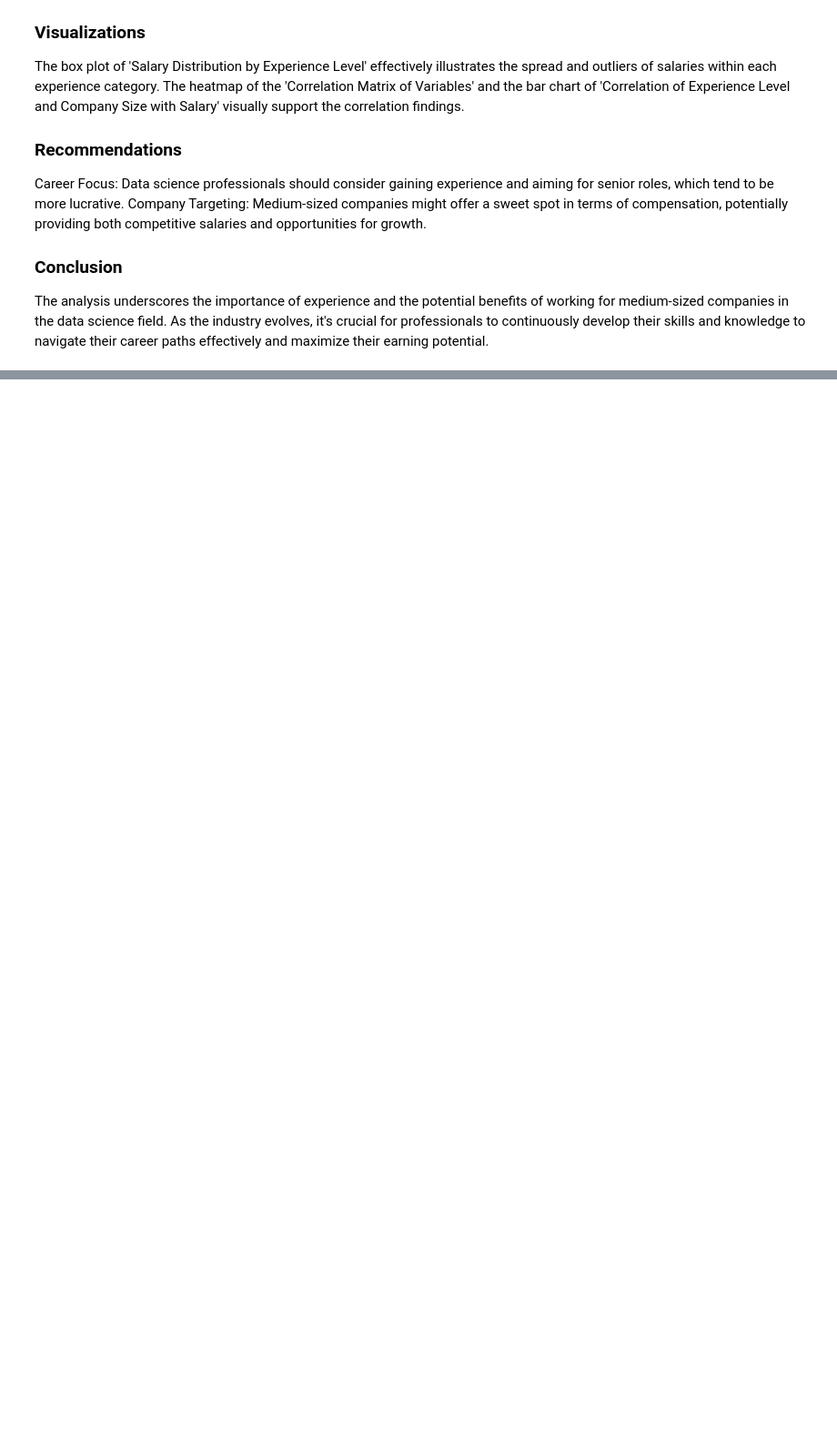
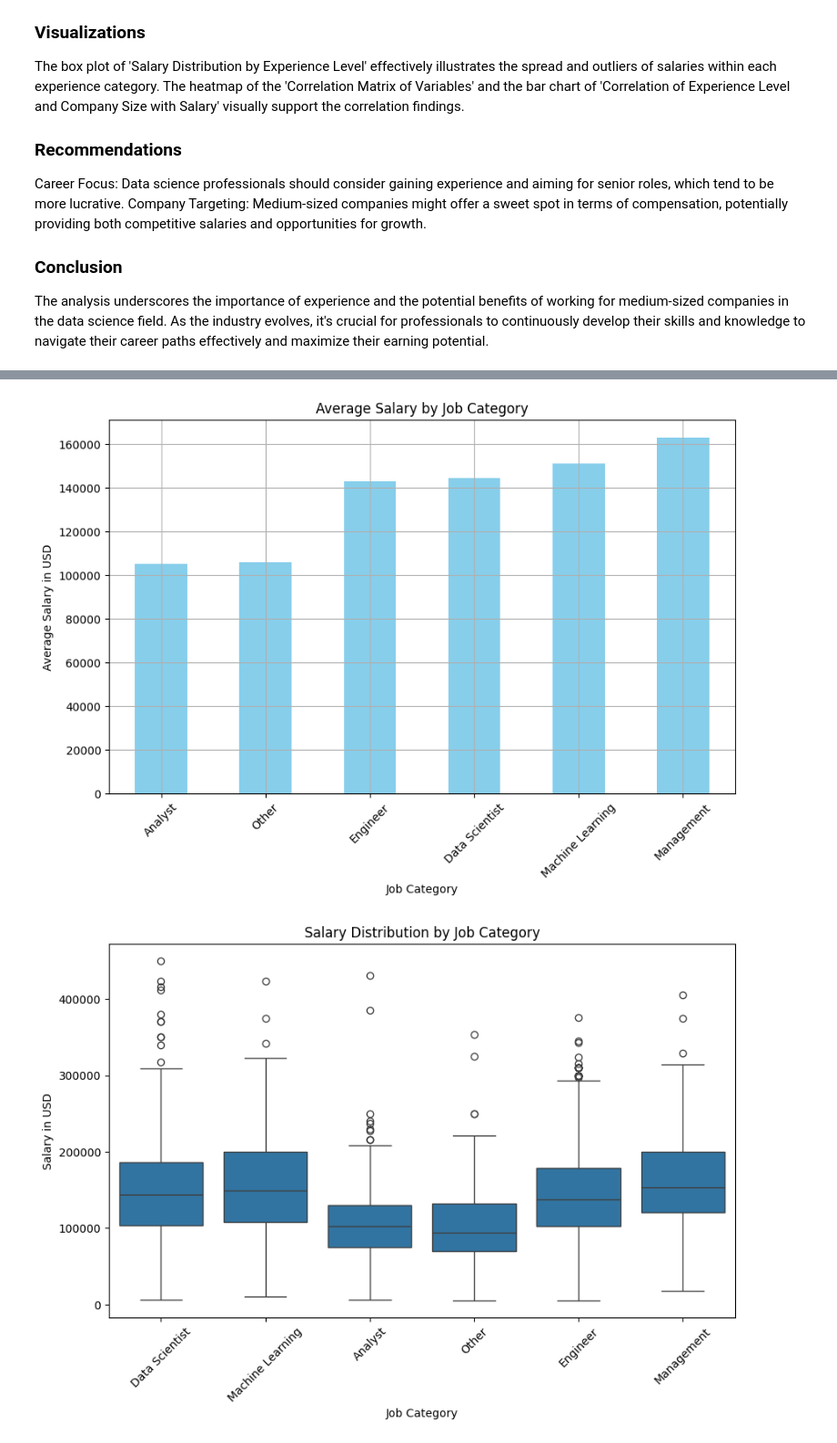
Before and after one commit to PilatusPy/DS_mini_projects, a Jupyter notebook: DS_salary/DS_salaries_storytelling.ipynb, the cells around one changed output, grey strips where cells are left out. Shown at 91% size. Saved outputs shown, nothing was run; the diff lists cells and outputs as text; code cells hidden in the pictures; blank space fills up the shorter version.

```diff
--- a/DS_salary/DS_salaries_storytelling.ipynb
+++ b/DS_salary/DS_salaries_storytelling.ipynb
@@ -205,0 +380,23 @@ for professionals to continuously develop their skills and knowledge to navigate
+# %%
+def categorize_job_title(job_title):
+    title_lower = job_title.lower()
+
+    # Checking for combined management and specific roles
+    if any(kw in title_lower for kw in ['manager', 'lead', 'head', 'principal']) and 'machine learning' in title_lower:
+        return 'Management'  #priority for management!!!
+
+    if 'machine learning' in title_lower or 'ml' in title_lower:
+        return 'Machine Learning'
+    elif 'scientist' in title_lower:
+        return 'Data Scientist'
+    elif 'engineer' in title_lower or 'developer' in title_lower or 'architect' in title_lower:
+        return 'Engineer'
+    elif 'analyst' in title_lower:
+        return 'Analyst'
+    elif any(kw in title_lower for kw in ['manager', 'lead', 'head', 'principal']):
+        return 'Management'
+    else:
+        return 'Other'
+
+# Applying function
+data_salary['job_category'] = data_salary['job_title'].apply(categorize_job_title)
@@ -205,0 +450,24 @@ for professionals to continuously develop their skills and knowledge to navigate
+# %%
+# Calculating the average salary for each category
+average_salaries = data_salary.groupby('job_category')['salary_in_usd'].mean()
+
+# Creating a bar plot for average salaries
+plt.figure(figsize=(10, 6))
+average_salaries.sort_values().plot(kind='bar', color='skyblue', grid=True)
+plt.title('Average Salary by Job Category')
+plt.xlabel('Job Category')
+plt.ylabel('Average Salary in USD')
+plt.xticks(rotation=45)
+plt.show()
+
+# Creating a box plot for salary distribution within each category
+plt.figure(figsize=(10, 6))
+sns.boxplot(x='job_category', y='salary_in_usd', data=data_salary)
+plt.title('Salary Distribution by Job Category')
+plt.xlabel('Job Category')
+plt.ylabel('Salary in USD')
+plt.xticks(rotation=45)
+plt.show()
+# %% [output]
+[figure, added]
+[figure, added]
```
Also changed, not shown: parts of 25 cells of this notebook.
